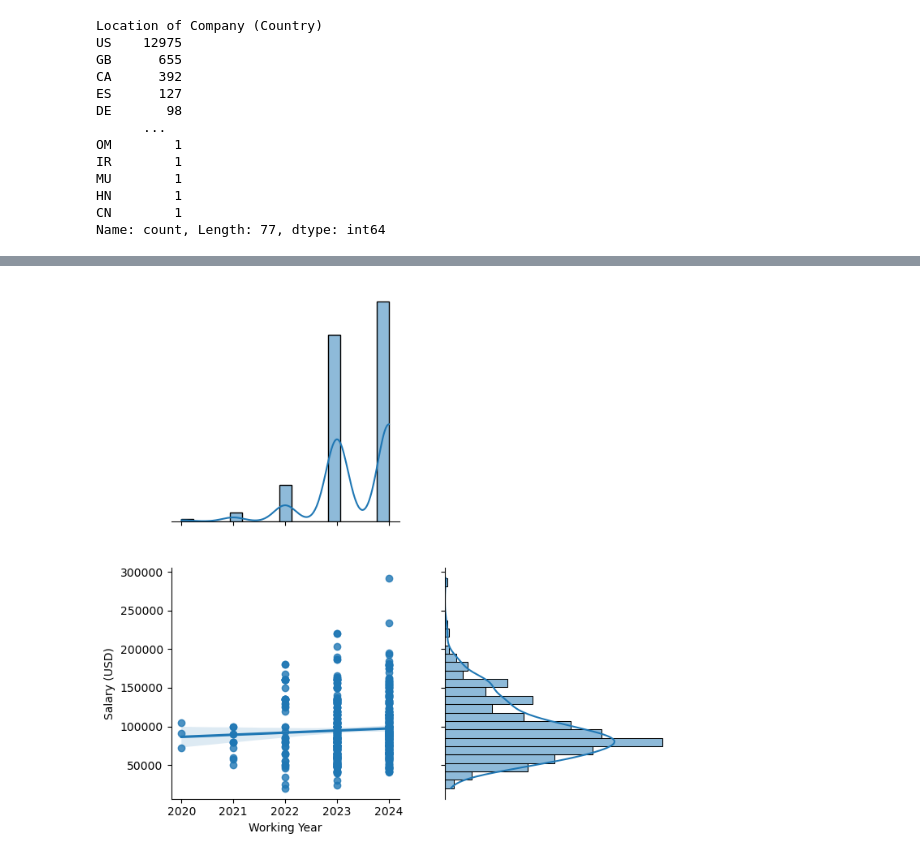
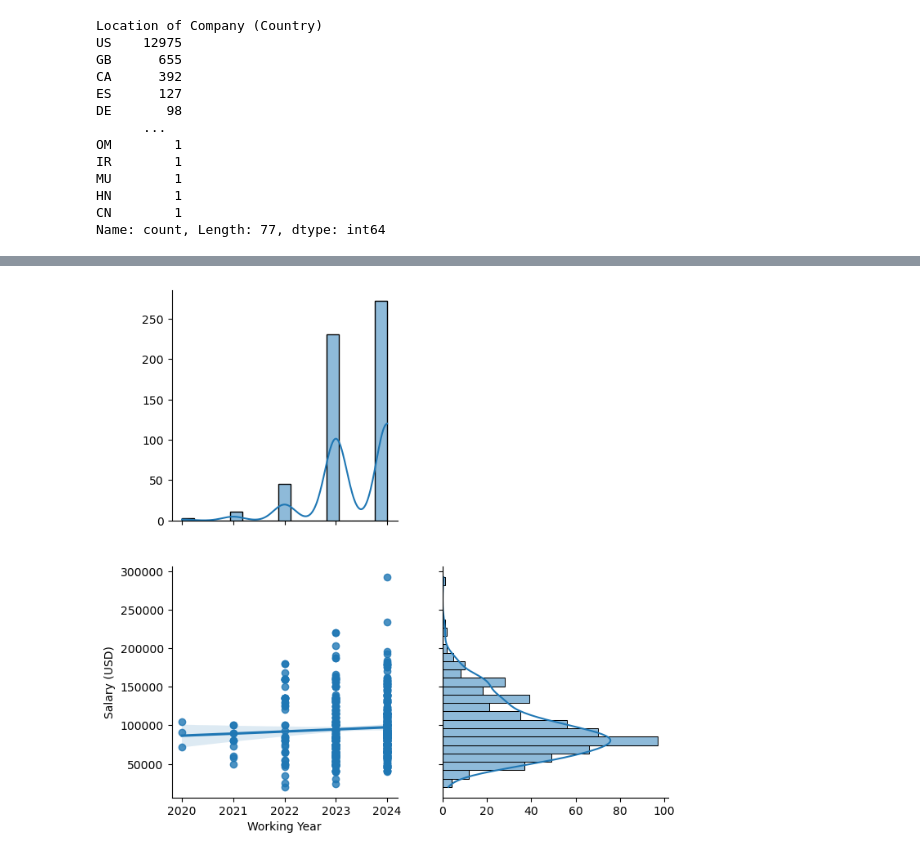
Before and after one commit to chadhollman/data-analyst-job-trends-2020-2024, a Jupyter notebook: tasha_lm_regression_analysis.ipynb, the cells around one changed output, grey strips where cells are left out. Saved outputs shown, nothing was run; the diff lists cells and outputs as text; code cells hidden in the pictures.

Commit message:
updated figures and code

```diff
--- a/tasha_lm_regression_analysis.ipynb
+++ b/tasha_lm_regression_analysis.ipynb
@@ -128,9 +128,10 @@ lmplot_entry.map_dataframe(annotate)
 [figure]
 # %%
 # Create a joint plot for entry level positions in the US
-joint_plot_entry = sns.jointplot(x = "Working Year", y = "Salary (USD)", data = subset_usa_entry, kind = "reg", height = 7, ratio = 1)
+joint_plot_entry = sns.jointplot(x = "Working Year", y = "Salary (USD)", data = subset_usa_entry, kind = "reg", height = 7, ratio = 1, marginal_ticks=True)
+joint_plot_entry.savefig("jointplot_entry.png", dpi = 400)
 # %% [output]
-[figure, old version]
+[figure, new version]
 # %%
 # Subset dataset to US, middle level and top 3 Job Titles with the highest counts
 subset_usa_middle = cleaned_renamed[(cleaned_renamed["Experience Level"] == "MI") & (cleaned_renamed["Location of Company (Country)"] == "US")]
```
Also changed, not shown: parts of 5 cells of this notebook, 6 other files.
